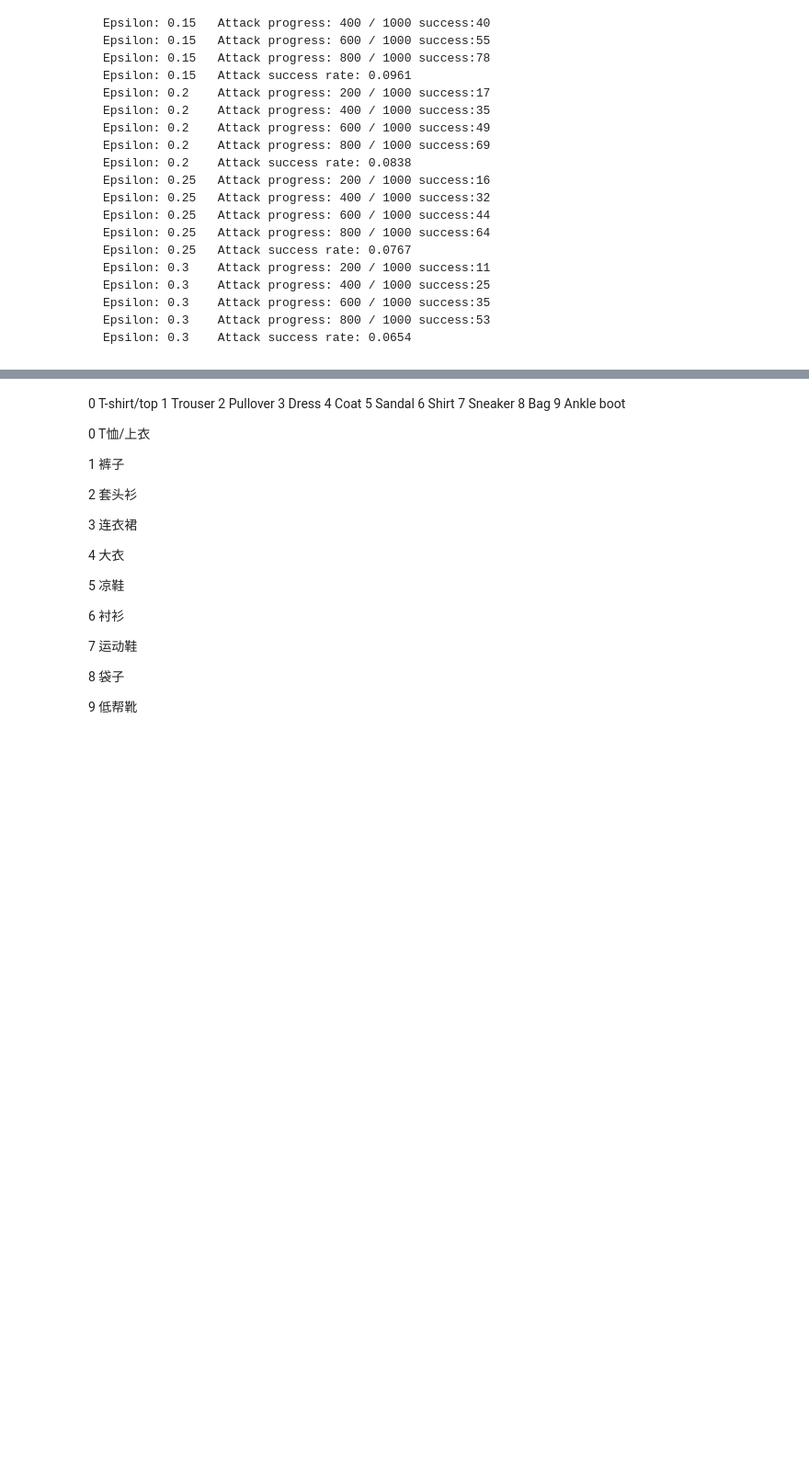
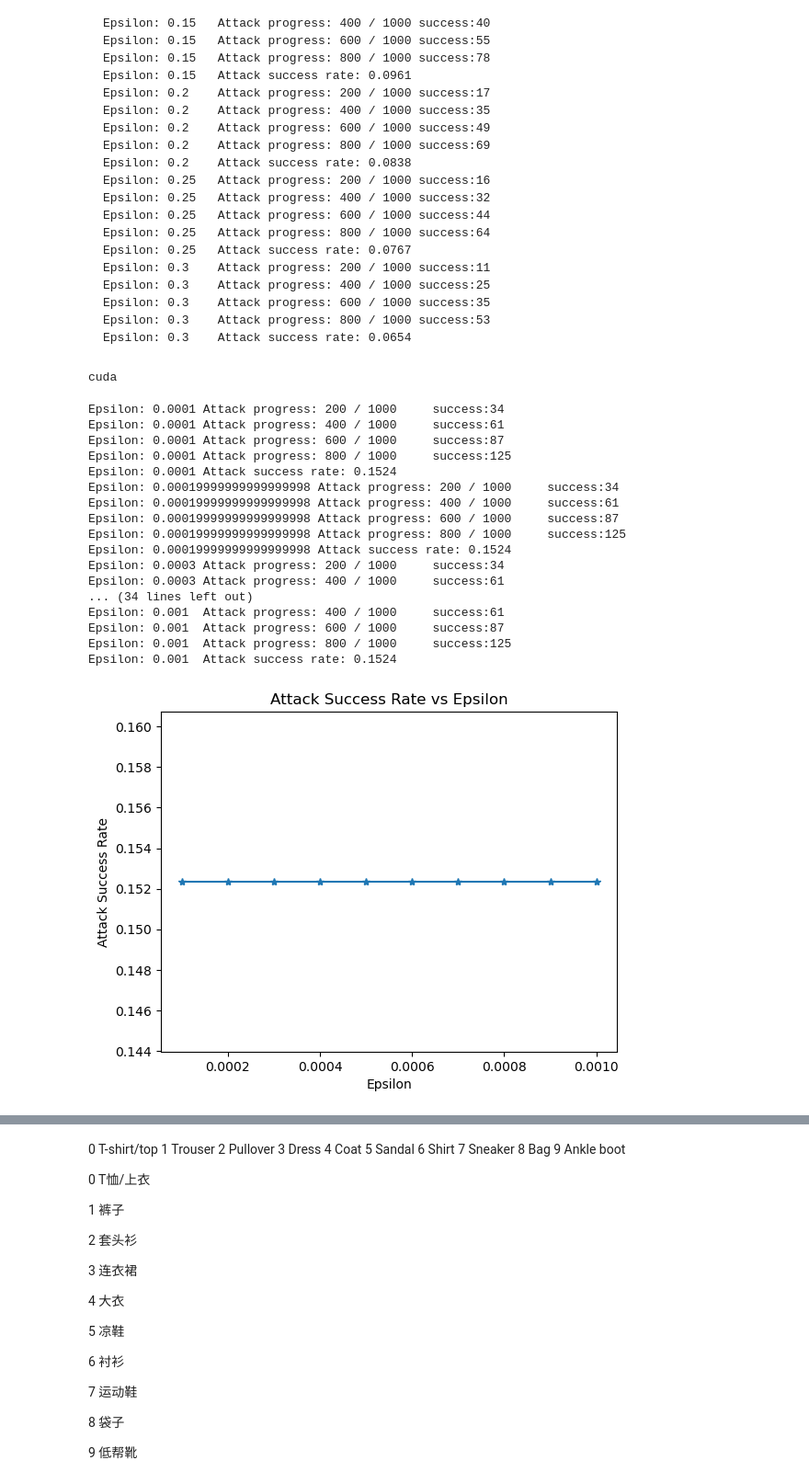
Before and after one commit to AkexStar/LiGe-DeepLearning-PKUCourse, a Jupyter notebook: homework-2/black-attack.ipynb, the cells around one changed output, grey strips where cells are left out. Shown at 92% size. Cells and saved outputs as stored; diff of their text form; code cells hidden in the pictures; blank space fills up the shorter version.

```diff
--- a/homework-2/black-attack.ipynb
+++ b/homework-2/black-attack.ipynb
@@ -327,33 +327,53 @@ def test(model, device, test_loader, epsilon):
 # 设置攻击参数
 device = torch.device("cuda" if torch.cuda.is_available() else "cpu")
 print(device)
-epsilons = np.arange(0.0001, 0.001, 9)
+epsilons = np.linspace(0.0001, 0.001, 10)
 attack_accs = []
 examples = []
 
 # 加载模型
 model = torchvision.models.resnet34(weights=None, num_classes=10)
 model.conv1 = nn.Conv2d(1, 64, kernel_size=3, stride=1, padding=1, bias=False)
 model.fc = nn.Linear(model.fc.in_features, 10)  # 更改最后一层全连接层
 model.load_state_dict(torch.load('./checkpoints/checkpoint-60-93.71.pt', map_location=device))
 model.to(device)
 # 对模型进行测试和攻击
 
 for eps in epsilons:
     acc, ex = test(model, device, test_loader, eps)
     attack_accs.append(acc)
     examples.append(ex)
     if not os.path.exists('./attack_data/black'):
         os.makedirs('./attack_data/black')
-    torch.save(ex, f'./attack_data/black/eps-{eps:.3f}-ASR-{acc:.3f}.pt')
+    torch.save(ex, f'./attack_data/black/eps-{eps:.4f}-ASR-{acc:.4f}.pt')
 
 torch.save(examples, './attack_data/black/attack_examples.pt')
 
 # plt.figure(figsize=(5,5))
 plt.plot(epsilons, attack_accs, "*-")
 # plt.yticks(np.arange(0, 1.1, step=0.1))
 # plt.xticks(np.arange(0, .35, step=0.05))
 plt.title("Attack Success Rate vs Epsilon")
 plt.xlabel("Epsilon")
 plt.ylabel("Attack Success Rate")
 plt.show()
+# %% [output]
+cuda
+Epsilon: 0.0001 Attack progress: 200 / 1000     success:34
+Epsilon: 0.0001 Attack progress: 400 / 1000     success:61
+Epsilon: 0.0001 Attack progress: 600 / 1000     success:87
+Epsilon: 0.0001 Attack progress: 800 / 1000     success:125
+Epsilon: 0.0001 Attack success rate: 0.1524
+Epsilon: 0.00019999999999999998 Attack progress: 200 / 1000     success:34
+Epsilon: 0.00019999999999999998 Attack progress: 400 / 1000     success:61
+Epsilon: 0.00019999999999999998 Attack progress: 600 / 1000     success:87
+Epsilon: 0.00019999999999999998 Attack progress: 800 / 1000     success:125
+Epsilon: 0.00019999999999999998 Attack success rate: 0.1524
+Epsilon: 0.0003 Attack progress: 200 / 1000     success:34
+Epsilon: 0.0003 Attack progress: 400 / 1000     success:61
+... (34 lines left out)
+Epsilon: 0.001  Attack progress: 400 / 1000     success:61
+Epsilon: 0.001  Attack progress: 600 / 1000     success:87
+Epsilon: 0.001  Attack progress: 800 / 1000     success:125
+Epsilon: 0.001  Attack success rate: 0.1524
+[figure, added]
```
Also changed, not shown: parts of 4 cells of this notebook.
